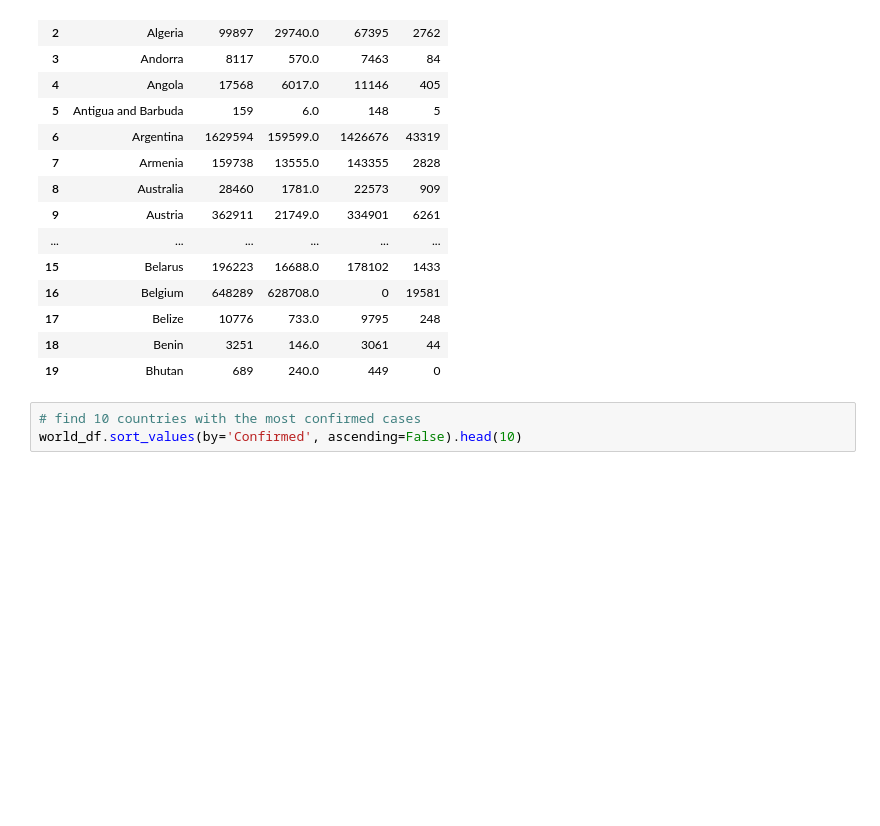
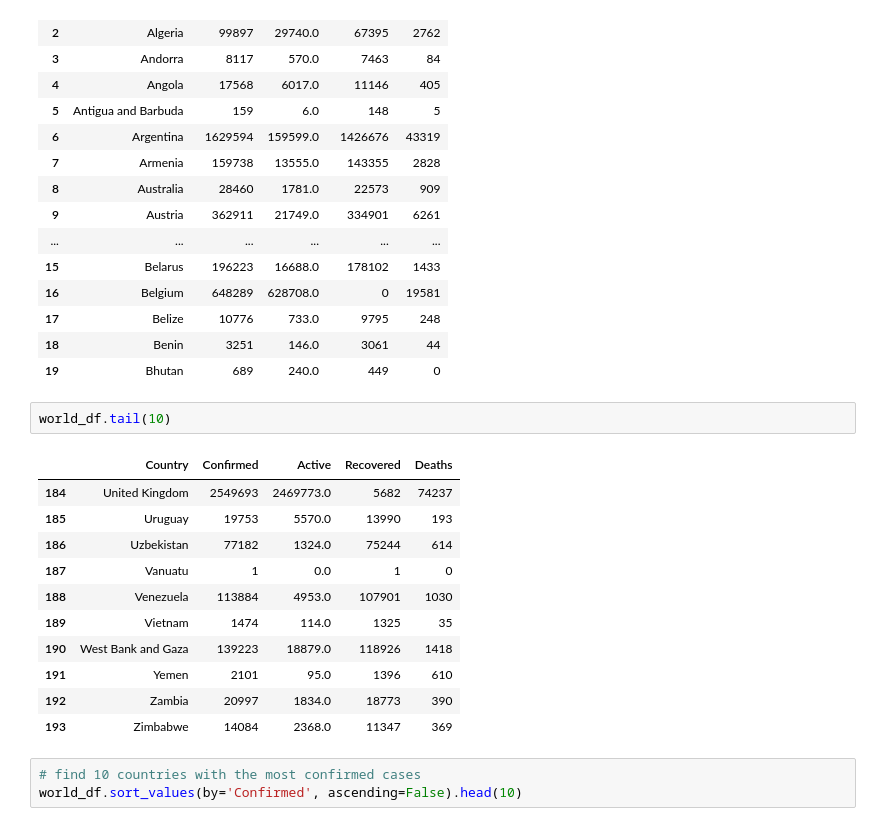
Before and after one commit to roblivesinottawa/analysis-covid-python, a Jupyter notebook: analysis-covid-python-workspace/notebooks/2021/01-01-2021.ipynb, the cells around one changed output. Drawn from its saved outputs; the diff is of its cells as text; blank space fills up the shorter version.

```diff
--- a/analysis-covid-python-workspace/notebooks/script.ipynb
+++ b/analysis-covid-python-workspace/notebooks/2021/01-01-2021.ipynb
@@ -221,6 +221,20 @@ world_df.head(20)
 | 17 | Belize | 10776 | 733.0 | 9795 | 248 |
 | 18 | Benin | 3251 | 146.0 | 3061 | 44 |
 | 19 | Bhutan | 689 | 240.0 | 449 | 0 |
+# %%
+world_df.tail(10)
+# %% [output]
+|  | Country | Confirmed | Active | Recovered | Deaths |
+| 184 | United Kingdom | 2549693 | 2469773.0 | 5682 | 74237 |
+| 185 | Uruguay | 19753 | 5570.0 | 13990 | 193 |
+| 186 | Uzbekistan | 77182 | 1324.0 | 75244 | 614 |
+| 187 | Vanuatu | 1 | 0.0 | 1 | 0 |
+| 188 | Venezuela | 113884 | 4953.0 | 107901 | 1030 |
+| 189 | Vietnam | 1474 | 114.0 | 1325 | 35 |
+| 190 | West Bank and Gaza | 139223 | 18879.0 | 118926 | 1418 |
+| 191 | Yemen | 2101 | 95.0 | 1396 | 610 |
+| 192 | Zambia | 20997 | 1834.0 | 18773 | 390 |
+| 193 | Zimbabwe | 14084 | 2368.0 | 11347 | 369 |
 # %%
 # find 10 countries with the most confirmed cases
 world_df.sort_values(by='Confirmed', ascending=False).head(10)
```
Also changed, not shown: 5 other files.
